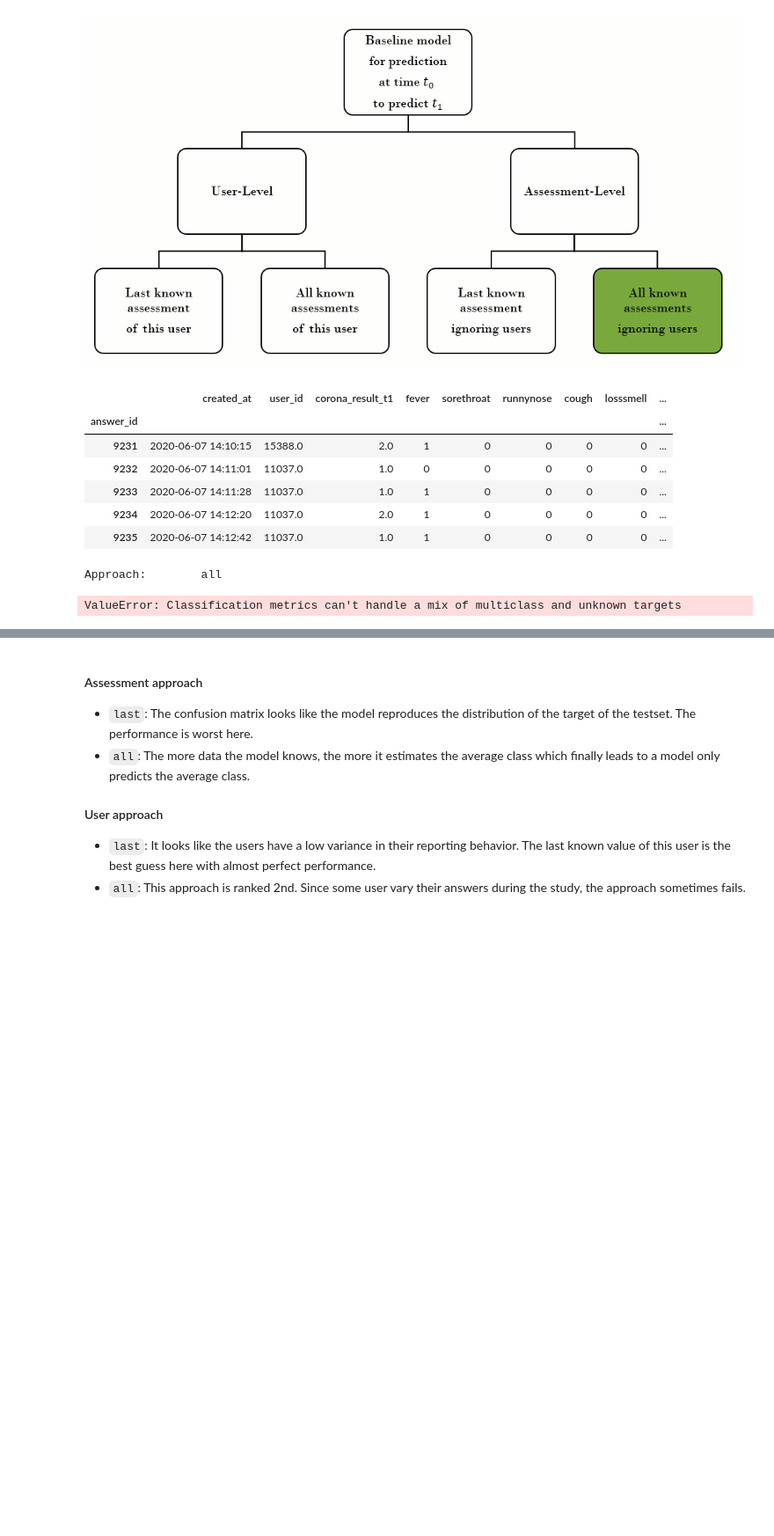
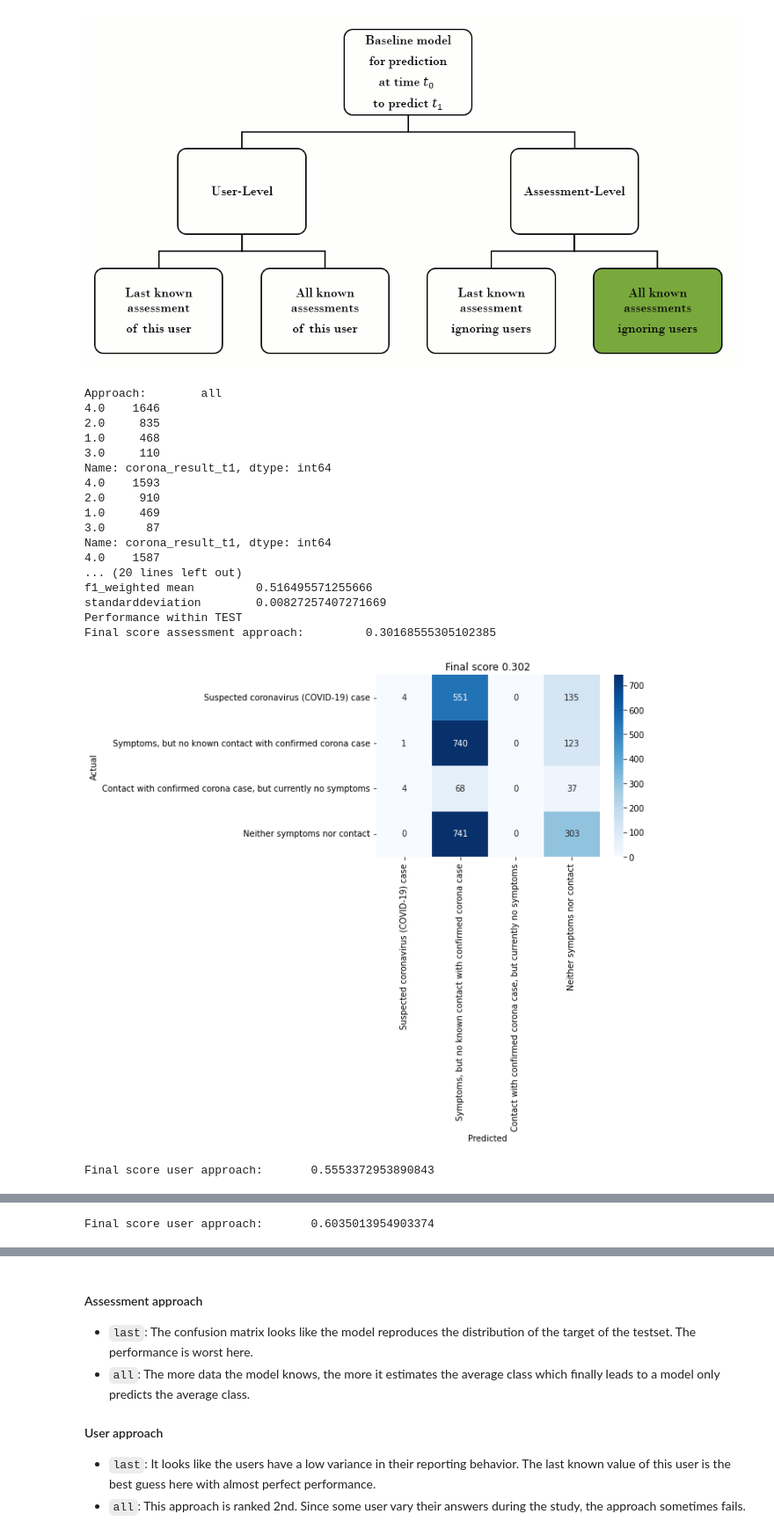
Before and after one commit to joa24jm/UsAs, a Jupyter notebook: src/d02_ml_pipelines/cc.ipynb, the cells around one changed output, grey strips where cells are left out. Shown at 88% size. Drawn from its saved outputs; the diff is of its cells as text; code cells hidden in the pictures; blank space fills up the shorter version.

```diff
--- a/src/d02_ml_pipelines/cc.ipynb
+++ b/src/d02_ml_pipelines/cc.ipynb
@@ -98,16 +98,6 @@ random_state = 1994
 ## Create baseline models
 # %% [markdown]
 ![image.png](attachment:d5f4b42a-67ef-4eab-bbc3-e25e7076b815.png)
-# %%
-df.head()
-# %% [output]
-|  | created_at | user_id | corona_result_t1 | fever | sorethroat | runnynose | cough | losssmell | ... |
-| answer_id |  |  |  |  |  |  |  |  | ... |
-| 9231 | 2020-06-07 14:10:15 | 15388.0 | 2.0 | 1 | 0 | 0 | 0 | 0 | ... |
-| 9232 | 2020-06-07 14:11:01 | 11037.0 | 1.0 | 0 | 0 | 0 | 0 | 0 | ... |
-| 9233 | 2020-06-07 14:11:28 | 11037.0 | 1.0 | 1 | 0 | 0 | 0 | 0 | ... |
-| 9234 | 2020-06-07 14:12:20 | 11037.0 | 2.0 | 1 | 0 | 0 | 0 | 0 | ... |
-| 9235 | 2020-06-07 14:12:42 | 11037.0 | 1.0 | 1 | 0 | 0 | 0 | 0 | ... |
 # %%
 # instantiate model
 model = helpers.baseline_model()
@@ -126,11 +116,14 @@ for approach in ['all', 'last']:
         df_train_val_fold = df_train.iloc[val_indices, :]
 
         # get baseline prediction
-        y_pred_a = model.get_baseline_assessment_prediction(data=df_train_val_fold, target_name=target, approach=approach, time_col = time_col, mode=True)
-        y_pred_u = model.get_baseline_user_prediction(data=df_train_val_fold, target_name=target, approach=approach, time_col = time_col, mode=True)
+        y_pred_a = model.get_baseline_assessment_prediction(data=df_train_val_fold, target_name=target,
+                                                            approach=approach, time_col = time_col, mode=True)
+        y_pred_u = model.get_baseline_user_prediction(data=df_train_val_fold, target_name=target,
+                                                      approach=approach, time_col = time_col, mode=True)
         y_true = df_train_val_fold[target]
 
         assert y_pred_a.shape[0] == y_true.shape[0]
+        print(y_true.value_counts(dropna=False))
 
         # calculate score
         f1_score_test_a = f1_score(y_true, y_pred_a, average='weighted')
@@ -150,7 +143,8 @@ for approach in ['all', 'last']:
     # evaluate on test set
 
     # assessment------------------------------------------------------------------------------
-    y_pred_a = model.get_baseline_assessment_prediction(data=df_test, target_name=target, approach=approach).values
+    y_pred_a = model.get_baseline_assessment_prediction(data=df_test, target_name=target,
+                                                        approach=approach, mode=True).values
 
     f1_score_test_a = f1_score(y_test, y_pred_a, average='weighted')
     std = np.array(scores_a).std()
@@ -158,31 +152,48 @@ for approach in ['all', 'last']:
 
     print('Performance within TEST')
     print('Final score assessment approach:\t', final_score_a)
 
     results_dic[f'bl_assessment_based_{approach}']['f1'] = final_score_a
     results_dic[f'bl_assessment_based_{approach}']['std'] = std
 
 
 
     # visualize confusion matrix
     # assessment
     helpers.visualize_confusion_matrix(y_test, y_pred_a, mapping, final_score_a)
 
     # user------------------------------------------------------------------------------------
 
     y_pred_u = model.get_baseline_user_prediction(data=df_test, target_name=target, approach=approach).values
     f1_score_test_u = f1_score(y_test, y_pred_u, average='weighted')
     std = np.array(scores_u).std()
     final_score_u = f1_score_test_u - 0.5 * std
 
     results_dic[f'bl_user_based_{approach}']['f1'] = final_score_u
     results_dic[f'bl_user_based_{approach}']['std'] = std
 
     print('Final score user approach:\t', final_score_u)
 
 
 
     helpers.visualize_confusion_matrix(y_test, y_pred_u, mapping, final_score_u)
 # %% [output]
 Approach:        all
+4.0    1646
+2.0     835
+1.0     468
+3.0     110
+Name: corona_result_t1, dtype: int64
+4.0    1593
+2.0     910
+1.0     469
+3.0      87
+Name: corona_result_t1, dtype: int64
+4.0    1587
+... (20 lines left out)
+f1_weighted mean         0.516495571255666
+standarddeviation        0.00827257407271669
+Performance within TEST
+Final score assessment approach:         0.30168555305102385
+[figure, added]
-ValueError: Classification metrics can't handle a mix of multiclass and unknown targets
+Final score user approach:       0.5553372953890843
@@ -188,0 +219 @@ ValueError: Classification metrics can't handle a mix of multiclass and unknown
+Final score user approach:       0.6035013954903374
```
Also changed, not shown: parts of 8 cells of this notebook.
